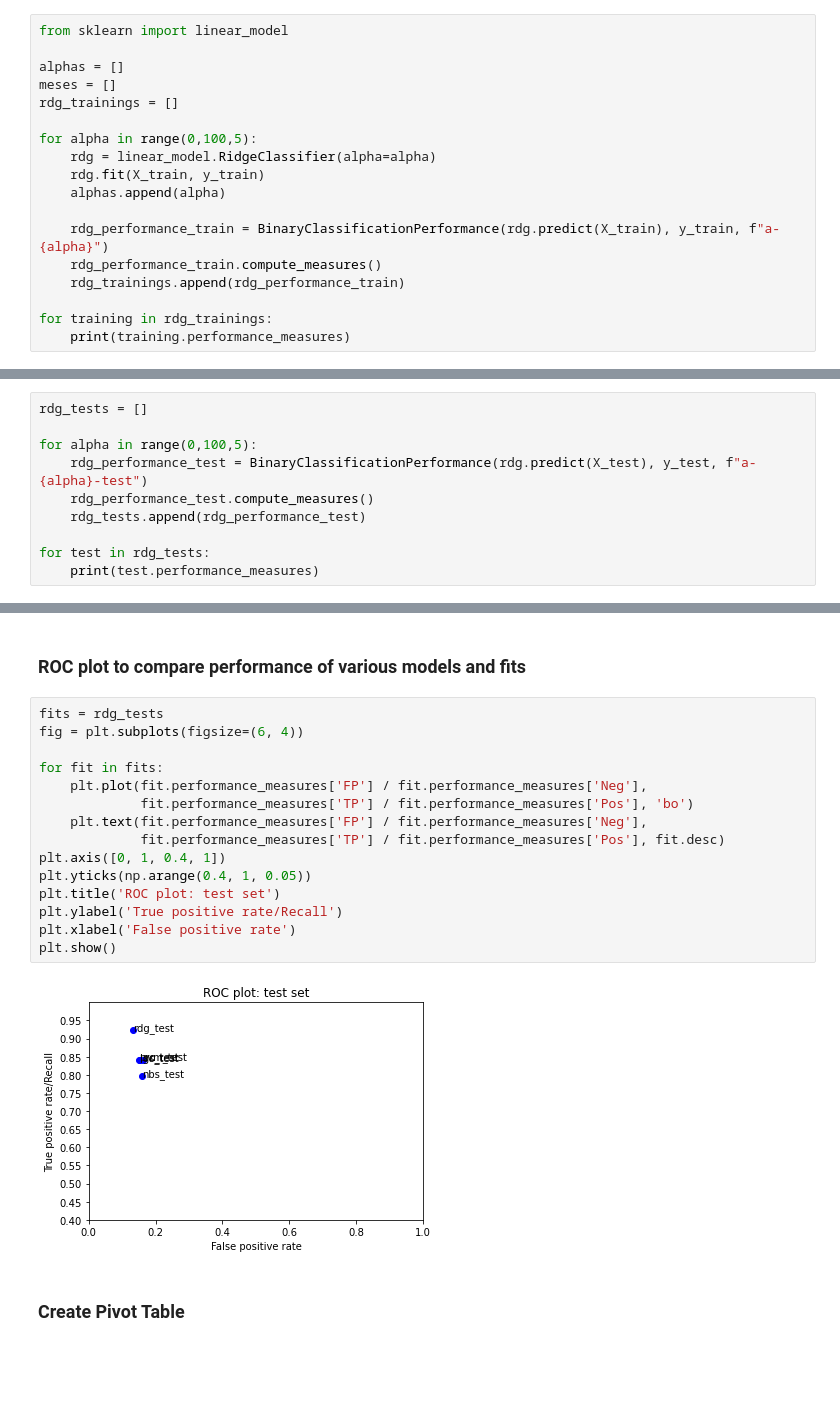
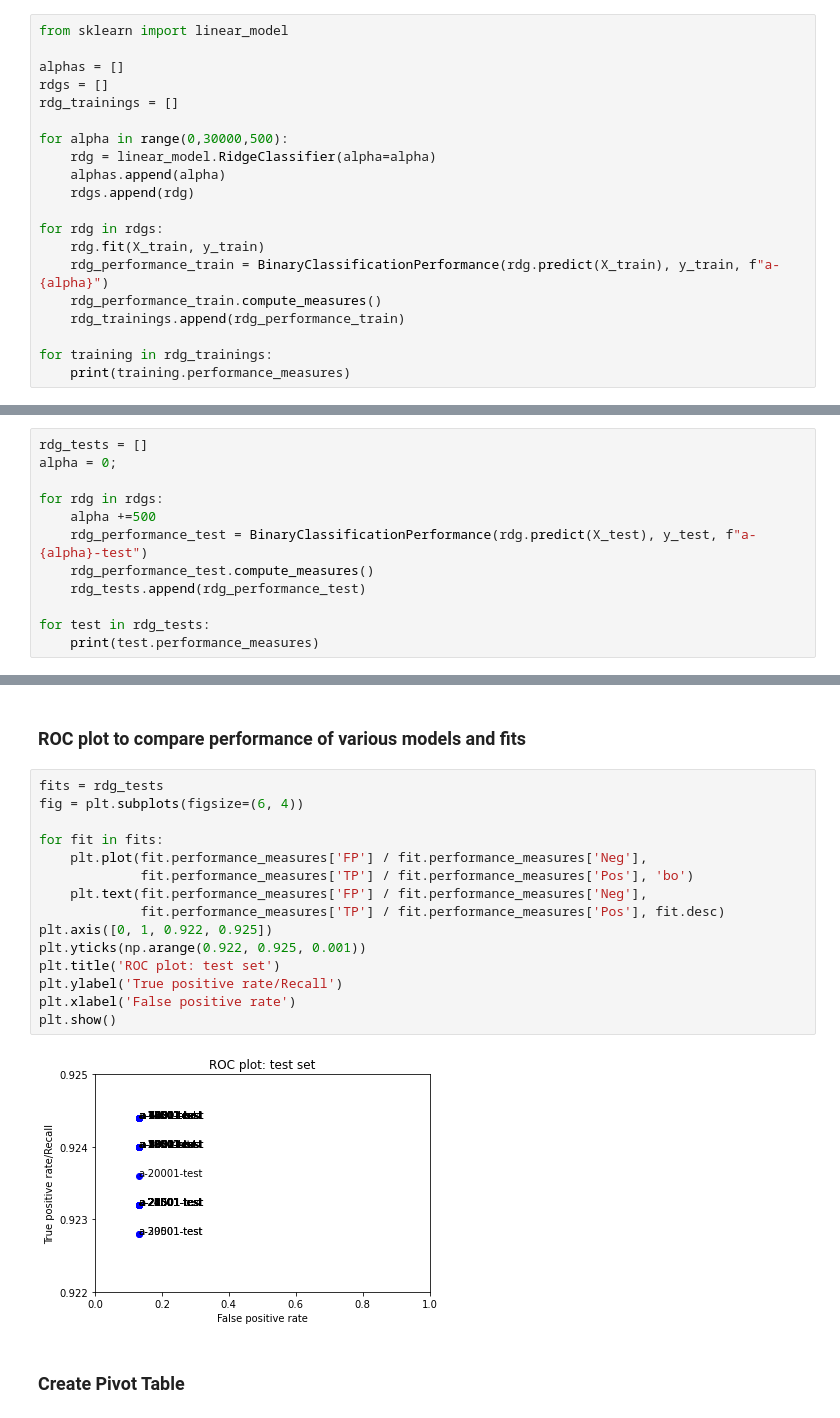
Before and after one commit to muonius/msdv-machine-learning, a Jupyter notebook: movie-review/moviereviews_yang_v07.ipynb, the cells around one changed output, grey strips where cells are left out. Saved outputs shown, nothing was run; the diff lists cells and outputs as text; blank space fills up the shorter version.

```diff
--- a/movie-review/moviereviews_yang_v07.ipynb
+++ b/movie-review/moviereviews_yang_v07.ipynb
@@ -197,14 +197,16 @@ https://www.mwbrady.com/post/ridgeregression/
 from sklearn import linear_model
 
 alphas = []
-meses = []
+rdgs = []
 rdg_trainings = []
 
-for alpha in range(0,100,5):
+for alpha in range(0,30000,500):
     rdg = linear_model.RidgeClassifier(alpha=alpha)
+    alphas.append(alpha)
+    rdgs.append(rdg)
+
+for rdg in rdgs:
     rdg.fit(X_train, y_train)
-    alphas.append(alpha)
-
     rdg_performance_train = BinaryClassificationPerformance(rdg.predict(X_train), y_train, f"a-{alpha}")
     rdg_performance_train.compute_measures()
     rdg_trainings.append(rdg_performance_train)
@@ -347,8 +346,10 @@ The following cells show performance on your test set. Do not look at this too o
 ### MODEL: ordinary least squares
 # %%
 rdg_tests = []
+alpha = 0;
 
-for alpha in range(0,100,5):
+for rdg in rdgs:
+    alpha +=500
     rdg_performance_test = BinaryClassificationPerformance(rdg.predict(X_test), y_test, f"a-{alpha}-test")
     rdg_performance_test.compute_measures()
     rdg_tests.append(rdg_performance_test)
@@ -381,20 +379,20 @@ for test in rdg_tests:
 # %%
 fits = rdg_tests
 fig = plt.subplots(figsize=(6, 4))
 
 for fit in fits:
     plt.plot(fit.performance_measures['FP'] / fit.performance_measures['Neg'],
              fit.performance_measures['TP'] / fit.performance_measures['Pos'], 'bo')
     plt.text(fit.performance_measures['FP'] / fit.performance_measures['Neg'],
              fit.performance_measures['TP'] / fit.performance_measures['Pos'], fit.desc)
-plt.axis([0, 1, 0.4, 1])
-plt.yticks(np.arange(0.4, 1, 0.05))
+plt.axis([0, 1, 0.922, 0.925])
+plt.yticks(np.arange(0.922, 0.925, 0.001))
 plt.title('ROC plot: test set')
 plt.ylabel('True positive rate/Recall')
 plt.xlabel('False positive rate')
 plt.show()
 # %% [output]
-[figure, old version]
+[figure, new version]
 # %% [markdown]
 ### Create Pivot Table
 # %%
```
Also changed, not shown: parts of 5 cells of this notebook.
